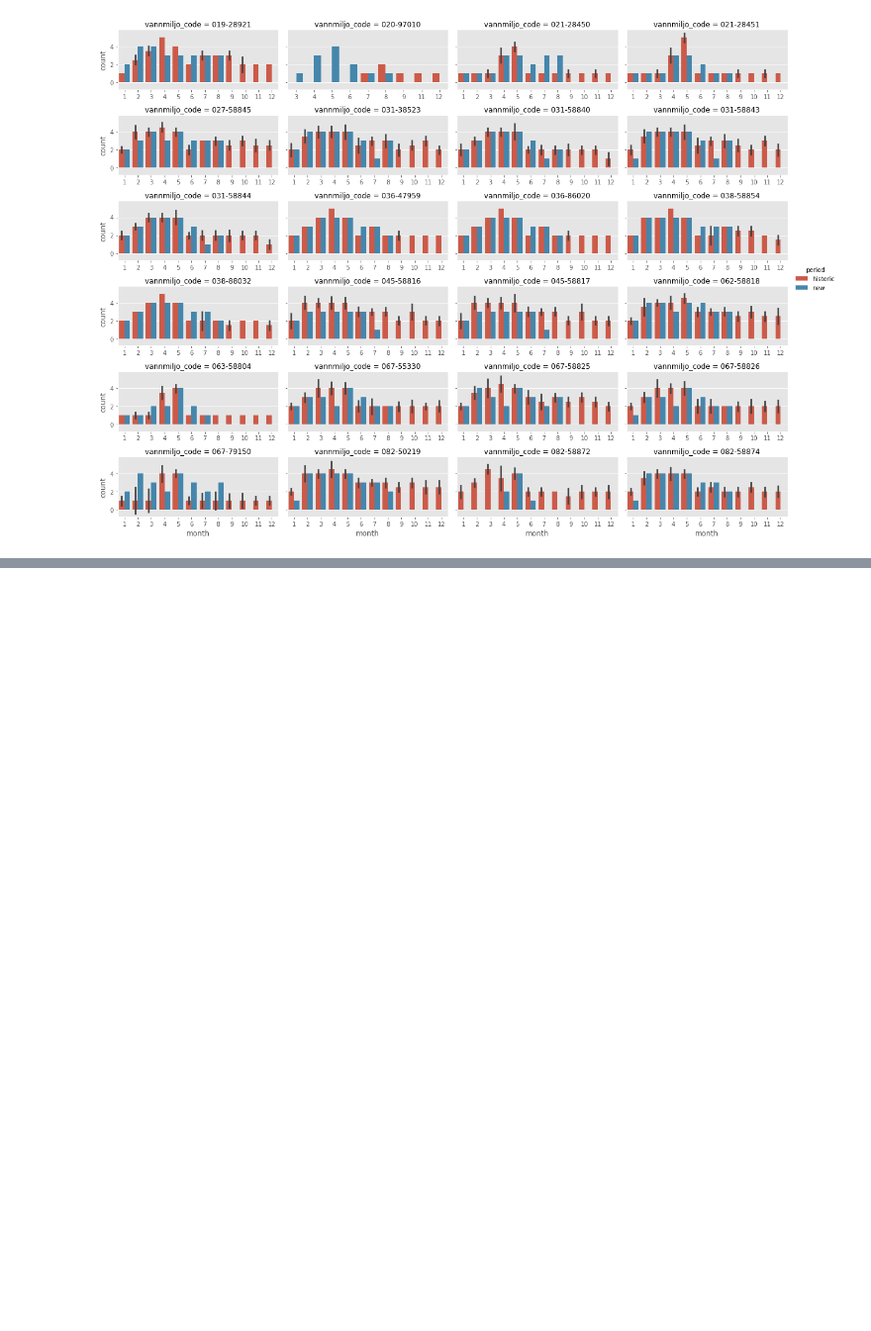
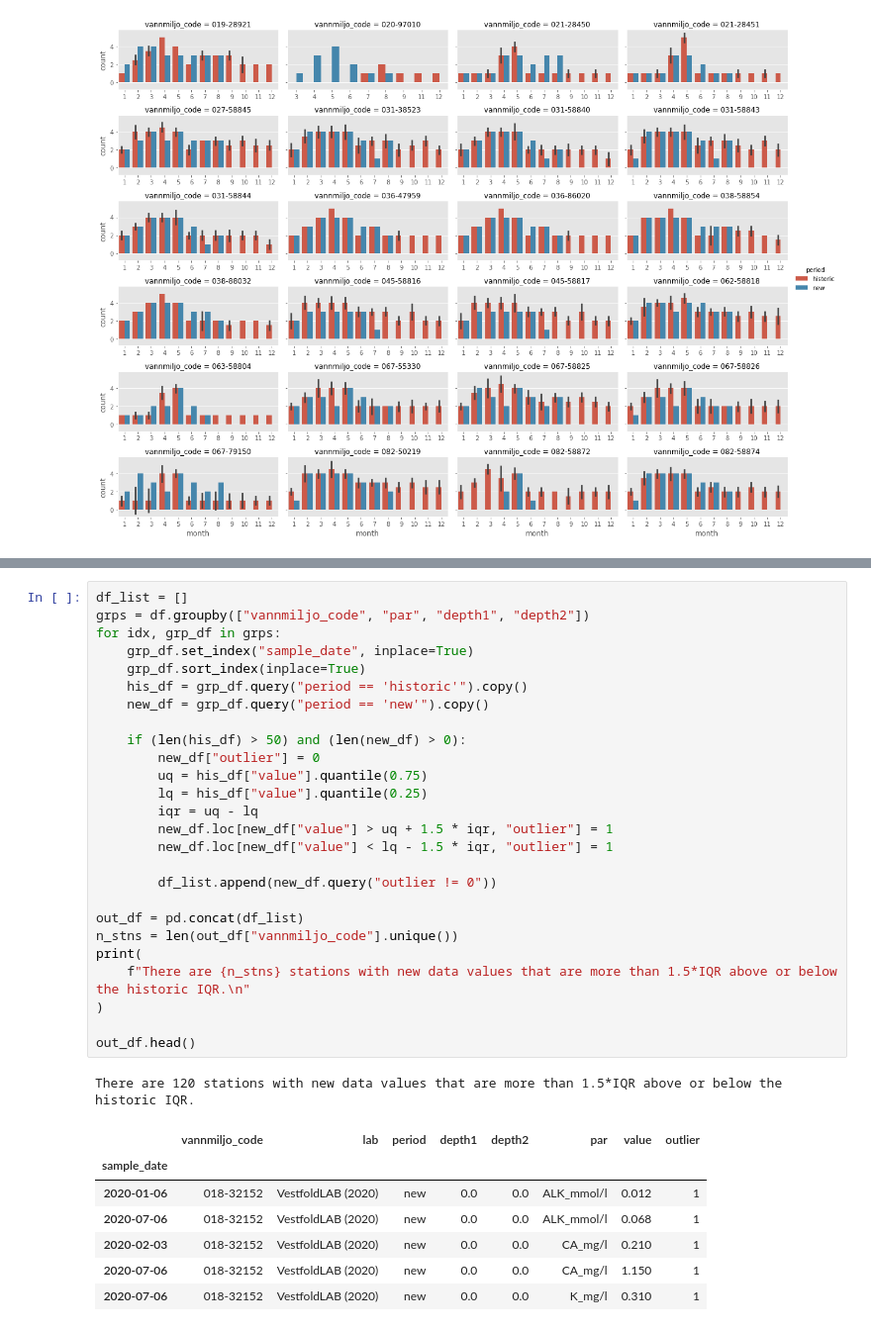
Before and after one commit to NIVANorge/tiltaksovervakingen, a Jupyter notebook: notebooks/04_timeseries.ipynb, the cells around one changed output, grey strips where cells are left out. Shown at 99% size. Drawn from its saved outputs; the diff is of its cells as text; blank space fills up the shorter version.

```diff
--- a/notebooks/04_timeseries.ipynb
+++ b/notebooks/04_timeseries.ipynb
@@ -143,0 +233,35 @@ plt.savefig(png_path, dpi=300, bbox_inches="tight")
+# %%
+df_list = []
+grps = df.groupby(["vannmiljo_code", "par", "depth1", "depth2"])
+for idx, grp_df in grps:
+    grp_df.set_index("sample_date", inplace=True)
+    grp_df.sort_index(inplace=True)
+    his_df = grp_df.query("period == 'historic'").copy()
+    new_df = grp_df.query("period == 'new'").copy()
+
+    if (len(his_df) > 50) and (len(new_df) > 0):
+        new_df["outlier"] = 0
+        uq = his_df["value"].quantile(0.75)
+        lq = his_df["value"].quantile(0.25)
+        iqr = uq - lq
+        new_df.loc[new_df["value"] > uq + 1.5 * iqr, "outlier"] = 1
+        new_df.loc[new_df["value"] < lq - 1.5 * iqr, "outlier"] = 1
+
+        df_list.append(new_df.query("outlier != 0"))
+
+out_df = pd.concat(df_list)
+n_stns = len(out_df["vannmiljo_code"].unique())
+print(
+    f"There are {n_stns} stations with new data values that are more than 1.5*IQR above or below the historic IQR.\n"
+)
+
+out_df.head()
+# %% [output]
+There are 120 stations with new data values that are more than 1.5*IQR above or below the historic IQR.
+|  | vannmiljo_code | lab | period | depth1 | depth2 | par | value | outlier |
+| sample_date |  |  |  |  |  |  |  |  |
+| 2020-01-06 | 018-32152 | VestfoldLAB (2020) | new | 0.0 | 0.0 | ALK_mmol/l | 0.012 | 1 |
+| 2020-07-06 | 018-32152 | VestfoldLAB (2020) | new | 0.0 | 0.0 | ALK_mmol/l | 0.068 | 1 |
+| 2020-02-03 | 018-32152 | VestfoldLAB (2020) | new | 0.0 | 0.0 | CA_mg/l | 0.210 | 1 |
+| 2020-07-06 | 018-32152 | VestfoldLAB (2020) | new | 0.0 | 0.0 | CA_mg/l | 1.150 | 1 |
+| 2020-07-06 | 018-32152 | VestfoldLAB (2020) | new | 0.0 | 0.0 | K_mg/l | 0.310 | 1 |
```
Also changed, not shown: parts of 15 cells of this notebook, 5 other files.
